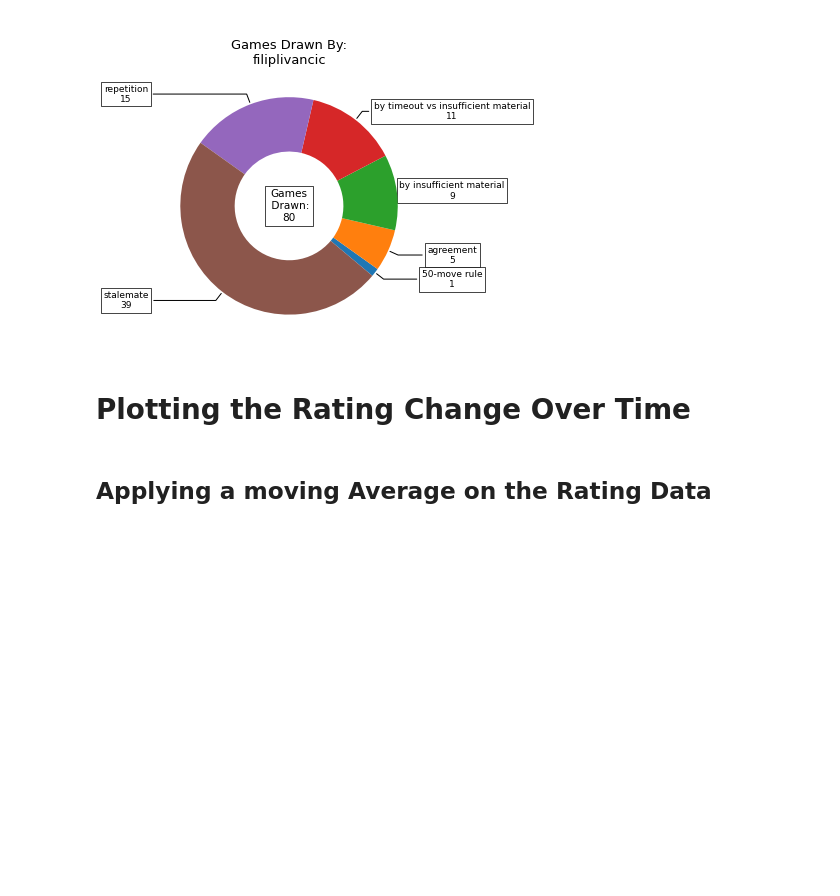
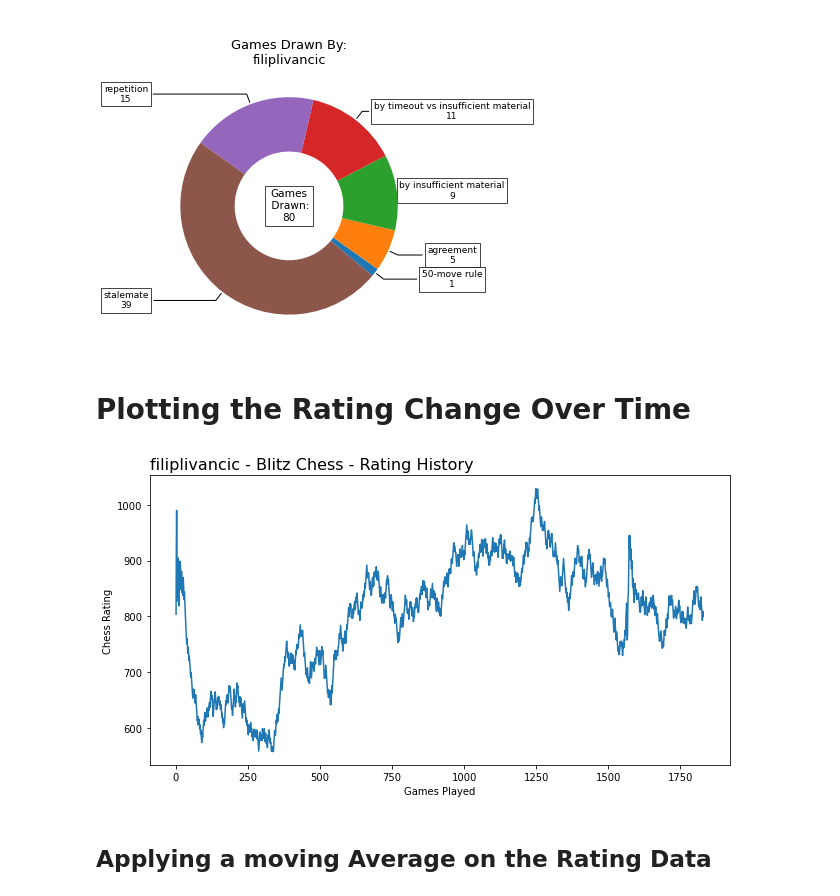
Before and after one commit to Filpill/chess_analysis, a Jupyter notebook: chess_analysis_v2.ipynb, the cells around one changed output. Cells and saved outputs as stored; diff of their text form; code cells hidden in the pictures; blank space fills up the shorter version.

Commit message:
replicated the moving average charts

```diff
--- a/chess_analysis_v2.ipynb
+++ b/chess_analysis_v2.ipynb
@@ -526,15 +531,17 @@ pie_chart_maker(table,title,center_text,category,count,output_file)
 # %% [markdown]
 # Plotting the Rating Change Over Time
 # %%
-# fig, ax = plt.subplots(figsize=(10,6))
-# ax.plot(result_df.index,result_df['rating'])
-# ax.set_title(f'{player} Chess Rating History - Time Control: 10 Minutes',loc='left',fontsize=16)
-# ax.set_xlabel('Number of Rapid Games Played', fontsize = 10)
-# ax.set_ylabel('Chess Rating', fontsize=10)
-# plt.tight_layout()
+fig, ax = plt.subplots(figsize=(9,5))
+ax.plot(df_blitz.index,df_blitz['Player Rating'])
+# ax.plot(df_blitz.index,df_blitz['Opponent Rating'])
+ax.set_title(f'{player} - Blitz Chess - Rating History',loc='left',fontsize=16)
+ax.set_xlabel('Games Played', fontsize = 10)
+ax.set_ylabel('Chess Rating', fontsize=10)
+plt.tight_layout()
 
-# #Saving Chart
-# plt.savefig(pathing('pictures','rating_hist.png'),dpi=100)
+plt.savefig(pathing('charts','raw_rating_line.png'),dpi=150)
+# %% [output]
+[figure, added]
 # %% [markdown]
 ## Applying a moving Average on the Rating Data
 # %%
```
Also changed, not shown: parts of 4 cells of this notebook, 2 other files.
